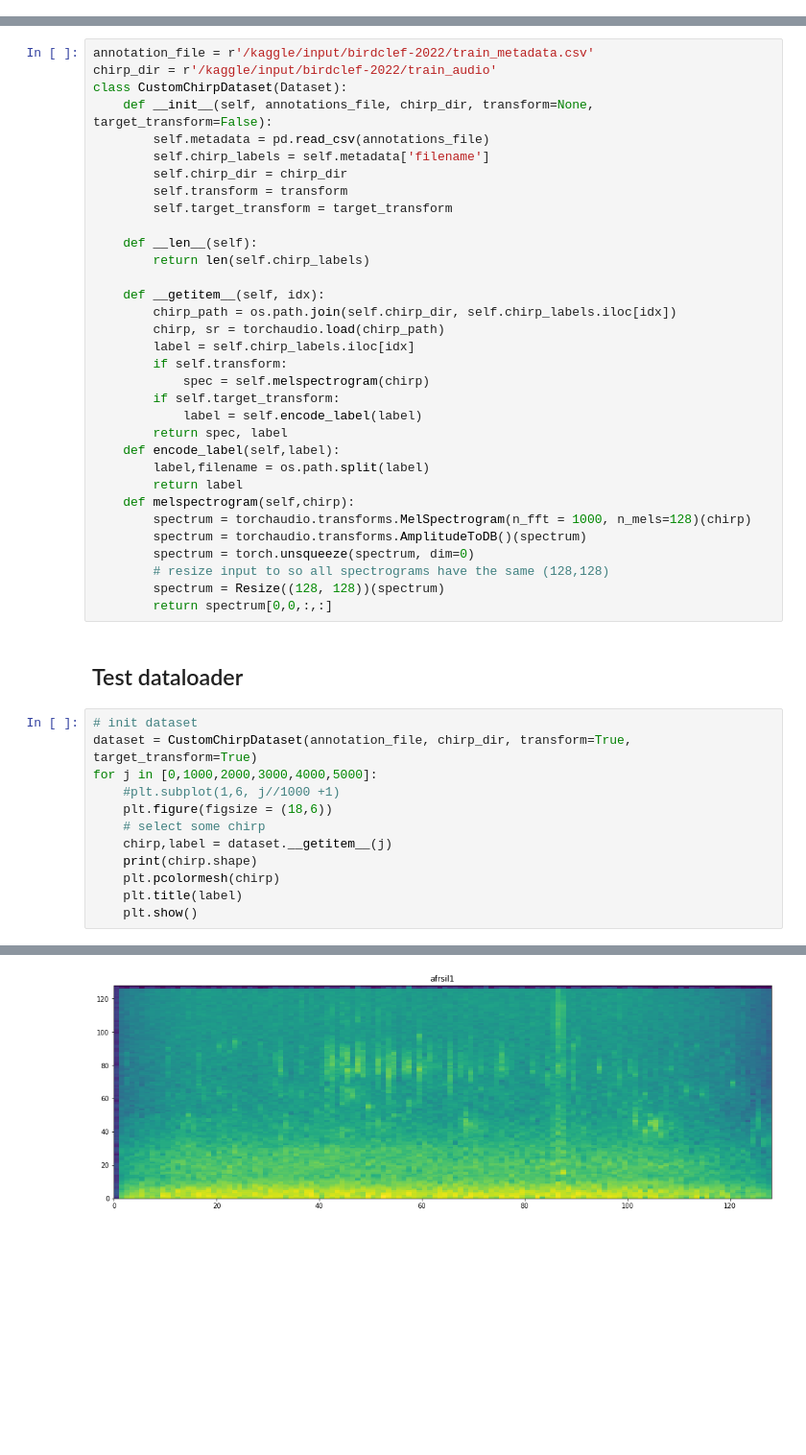
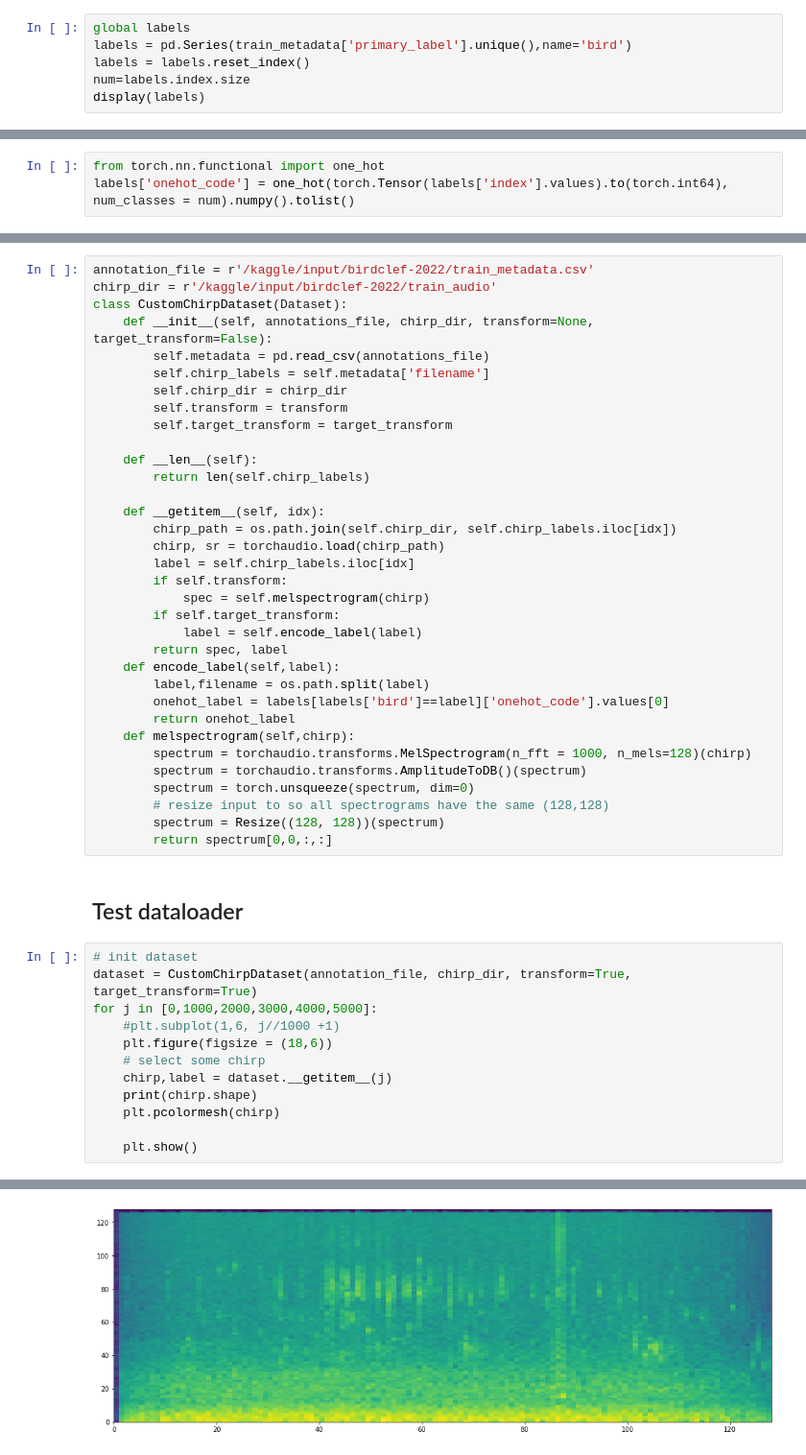
Before and after one commit to redaelhail/BirdClef-2022-Kaggle-comp, a Jupyter notebook: birdclef-2022-spectrum-custom-data-pytorch.ipynb, the cells around one changed output, grey strips where cells are left out. Shown at 96% size. Saved outputs shown, nothing was run; the diff lists cells and outputs as text; blank space fills up the shorter version.

Commit message:
Kaggle Notebook | 🐦BirdCLEF 2022 Spectrum & Custom data Pytorch  🐦 | Version 12

```diff
--- a/birdclef-2022-spectrum-custom-data-pytorch.ipynb
+++ b/birdclef-2022-spectrum-custom-data-pytorch.ipynb
@@ -144,0 +147,6 @@ plt.pcolormesh(f,t, wave_sxx_graph)
+# %%
+global labels
+labels = pd.Series(train_metadata['primary_label'].unique(),name='bird')
+labels = labels.reset_index()
+num=labels.index.size
+display(labels)
@@ -144,0 +167,3 @@ plt.pcolormesh(f,t, wave_sxx_graph)
+# %%
+from torch.nn.functional import one_hot
+labels['onehot_code'] = one_hot(torch.Tensor(labels['index'].values).to(torch.int64), num_classes = num).numpy().tolist()
@@ -169,7 +198,8 @@ class CustomChirpDataset(Dataset):
         return spec, label
     def encode_label(self,label):
         label,filename = os.path.split(label)
-        return label
+        onehot_label = labels[labels['bird']==label]['onehot_code'].values[0]
+        return onehot_label
     def melspectrogram(self,chirp):
         spectrum = torchaudio.transforms.MelSpectrogram(n_fft = 1000, n_mels=128)(chirp)
         spectrum = torchaudio.transforms.AmplitudeToDB()(spectrum)
@@ -182,16 +212,16 @@ class CustomChirpDataset(Dataset):
 # %%
 # init dataset
 dataset = CustomChirpDataset(annotation_file, chirp_dir, transform=True, target_transform=True)
 for j in [0,1000,2000,3000,4000,5000]:
     #plt.subplot(1,6, j//1000 +1)
     plt.figure(figsize = (18,6))
     # select some chirp
     chirp,label = dataset.__getitem__(j)
     print(chirp.shape)
     plt.pcolormesh(chirp)
-    plt.title(label)
+
     plt.show()
 # %% [output]
 torch.Size([128, 128])
-[figure, old version]
+[figure, new version]
 torch.Size([128, 128])
```
Also changed, not shown: parts of 6 cells of this notebook.
